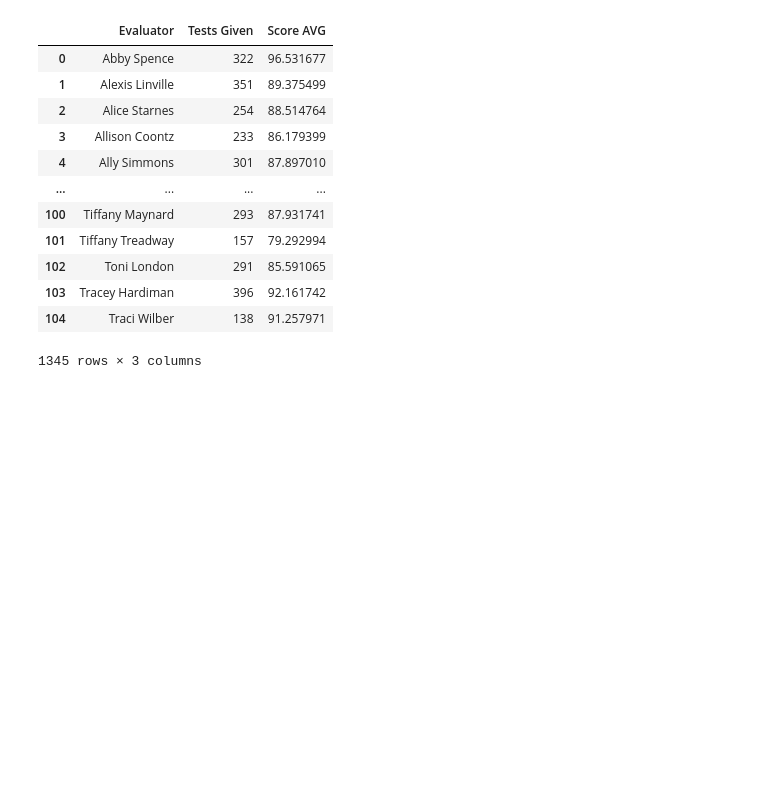
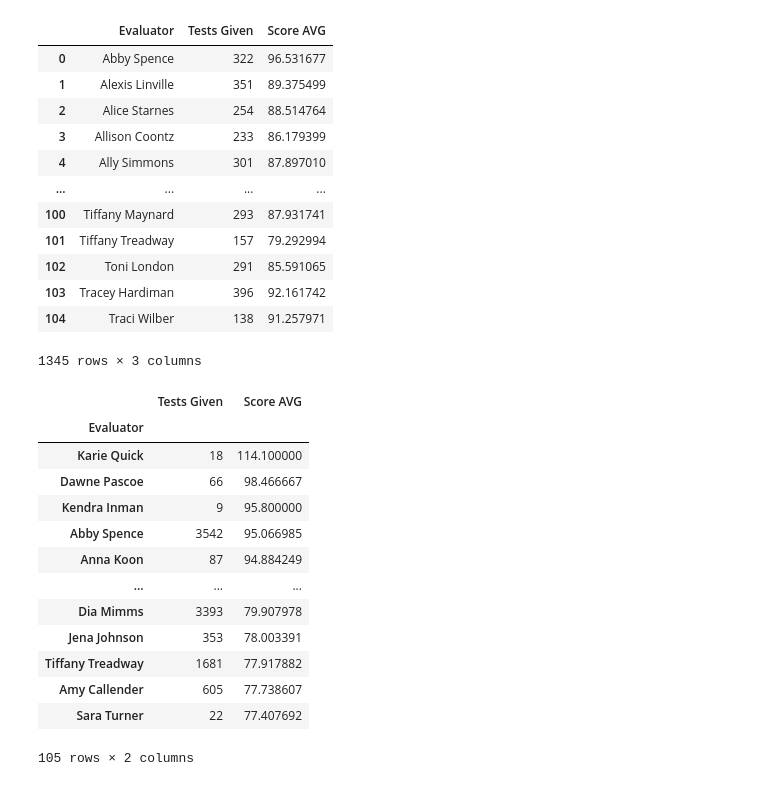
Before and after one commit to jewelamstewart-jpg/TEIS_Partner_Project, a Jupyter notebook: TEIS_Partner_Project.ipynb, the cells around one changed output. Cells and saved outputs as stored; diff of their text form; code cells hidden in the pictures; blank space fills up the shorter version.

```diff
--- a/TEIS_Partner_Project.ipynb
+++ b/TEIS_Partner_Project.ipynb
@@ -645,3 +667,25 @@ evaluator_summary
 | 103 | Tracey Hardiman | 396 | 92.161742 |
 | 104 | Traci Wilber | 138 | 91.257971 |
 1345 rows × 3 columns
+# %%
+evaluator_summary = (evaluator_summary
+    .groupby('Evaluator')
+    .agg({'Tests Given':'sum', 'Score AVG':'mean'})
+    .sort_values('Score AVG', ascending = False))
+# %%
+evaluator_summary
+# %% [output]
+|  | Tests Given | Score AVG |
+| Evaluator |  |  |
+| Karie Quick | 18 | 114.100000 |
+| Dawne Pascoe | 66 | 98.466667 |
+| Kendra Inman | 9 | 95.800000 |
+| Abby Spence | 3542 | 95.066985 |
+| Anna Koon | 87 | 94.884249 |
+| ... | ... | ... |
+| Dia Mimms | 3393 | 79.907978 |
+| Jena Johnson | 353 | 78.003391 |
+| Tiffany Treadway | 1681 | 77.917882 |
+| Amy Callender | 605 | 77.738607 |
+| Sara Turner | 22 | 77.407692 |
+105 rows × 2 columns
```
Also changed, not shown: parts of 12 cells of this notebook.
